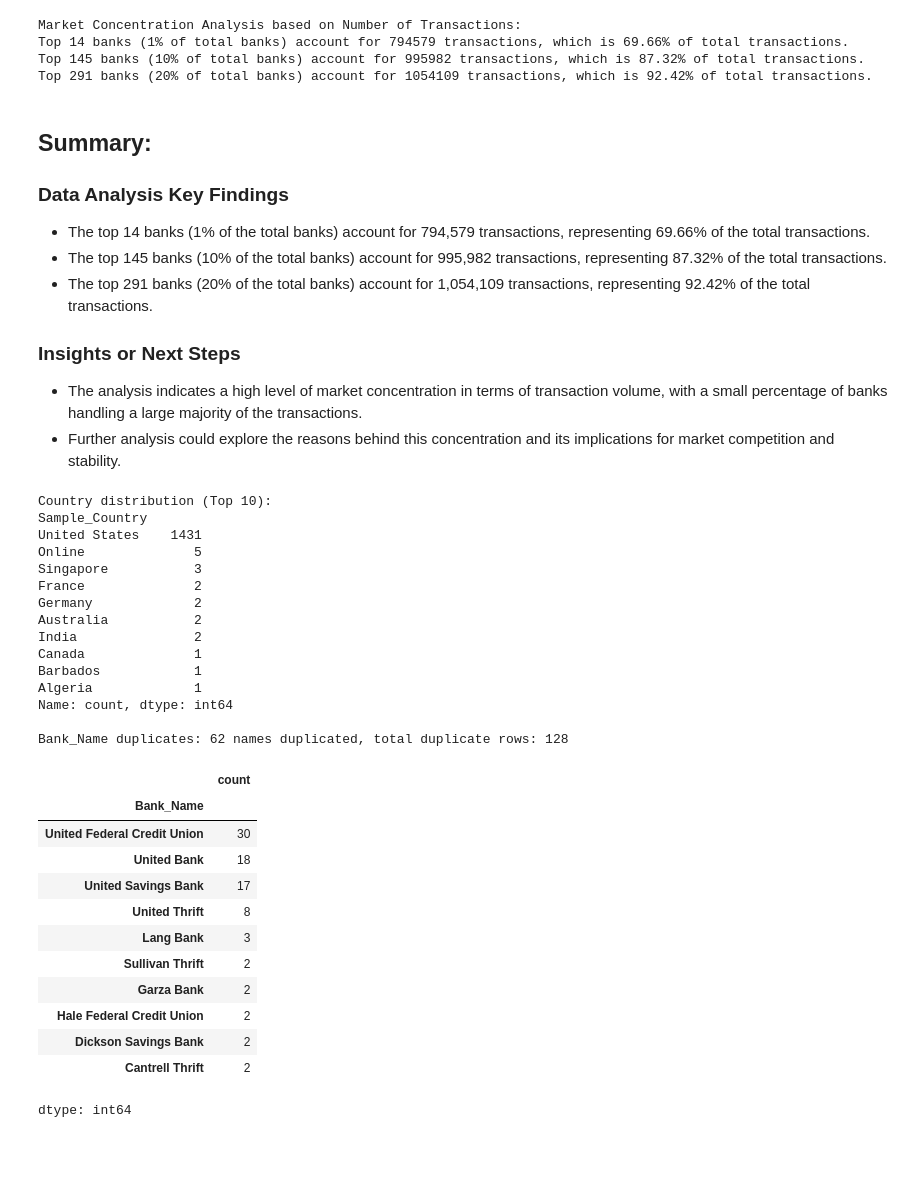
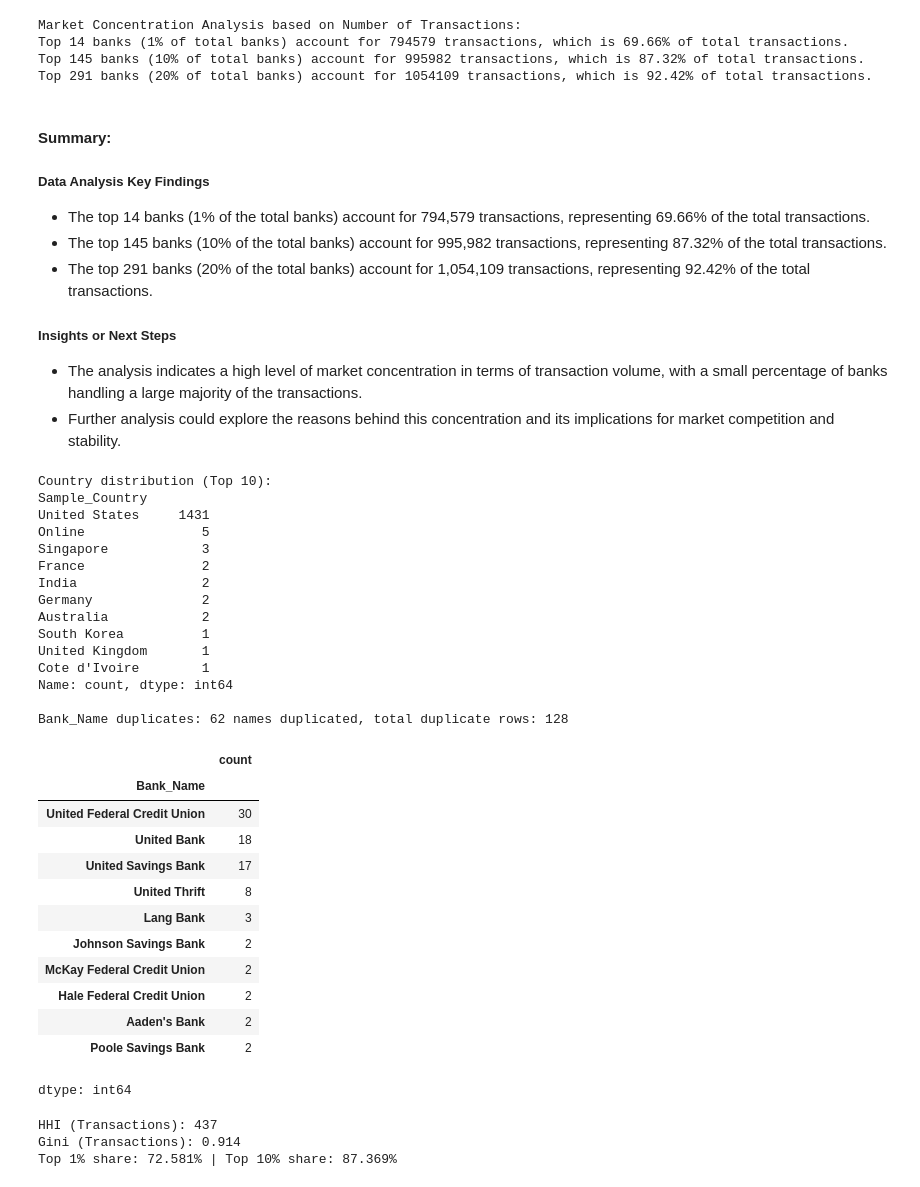
Before and after one commit to thomas-sutter/ai-aml-mvp2value, a Jupyter notebook: 1_exploratory_data_analysis.ipynb, the cells around one changed output. Drawn from its saved outputs; the diff is of its cells as text; code cells hidden in the pictures; blank space fills up the shorter version.

Commit message:
Discovering Datasets with all 5 tables

```diff
--- a/1_exploratory_data_analysis.ipynb
+++ b/1_exploratory_data_analysis.ipynb
@@ -481,6 +522,7 @@ plt.show()
 # %% [output]
 [figure]
 # %%
+tx = banks_df["Num_Transactions"].astype(float)
 vals = np.sort(tx.values)
 cum = np.cumsum(vals) / vals.sum()
 pct = np.arange(1, len(vals)+1) / len(vals)
@@ -622,62 +664,95 @@ Top 14 banks (1% of total banks) account for 794579 transactions, which is 69.66
 Top 145 banks (10% of total banks) account for 995982 transactions, which is 87.32% of total transactions.
 Top 291 banks (20% of total banks) account for 1054109 transactions, which is 92.42% of total transactions.
 # %% [markdown]
-## Summary:
+#### Summary:
 
-### Data Analysis Key Findings
+##### Data Analysis Key Findings
 * The top 14 banks (1% of the total banks) account for 794,579 transactions, representing 69.66% of the total transactions.
 * The top 145 banks (10% of the total banks) account for 995,982 transactions, representing 87.32% of the total transactions.
 * The top 291 banks (20% of the total banks) account for 1,054,109 transactions, representing 92.42% of the total transactions.
 
-### Insights or Next Steps
+##### Insights or Next Steps
 * The analysis indicates a high level of market concentration in terms of transaction volume, with a small percentage of banks handling a large majority of the transactions.
 * Further analysis could explore the reasons behind this concentration and its implications for market competition and stability.
 # %%
 def parse_country(sample):
     s = str(sample)
     if "Online" in s:
         return "Online"
     parts = [p.strip() for p in s.split("-")]
     return parts[-1] if parts else np.nan
 
-banks["Sample_Country"] = banks["Sample_City"].map(parse_country)
-banks["Is_Online"] = banks["Num_Total_Locations"].eq(0)
-banks["Is_International"] = banks["Num_non_Focus_Country_Locns"].gt(0)
+banks_df["Sample_Country"] = banks_df["Sample_City"].map(parse_country)
+banks_df["Is_Online"] = banks_df["Num_Total_Locations"].eq(0)
+banks_df["Is_International"] = banks_df["Num_non_Focus_Country_Locns"].gt(0)
 
 print("Country distribution (Top 10):")
-print(banks["Sample_Country"].value_counts().head(10))
+print(banks_df["Sample_Country"].value_counts().head(10))
 
 # Namens-Duplikate (können Joins stören)
-name_dups = banks["Bank_Name"].value_counts()
+name_dups = banks_df["Bank_Name"].value_counts()
 dups = name_dups[name_dups > 1]
-print(f"\nBank_Name duplicates: {len(dups)} names duplicated, total duplicate rows: {len(banks) - banks['Bank_Name'].nunique()}")
+print(f"\nBank_Name duplicates: {len(dups)} names duplicated, total duplicate rows: {len(banks_df) - banks_df['Bank_Name'].nunique()}")
 display(dups.head(10))
+
+
+tx = banks_df["Num_Transactions"].astype(float)
+shares = tx / tx.sum()
+
+# Herfindahl-Hirschman-Index (HHI): Summe der quadrierten Marktanteile (in Prozent)
+HHI = ((shares * 100.0)**2).sum()
+
+def gini(arr):
+    arr = np.asarray(arr, dtype=float)
+    arr = arr[arr >= 0]
+    if arr.size == 0:
+        return np.nan
+    arr.sort()
+    n = arr.size
+    cum = np.cumsum(arr)
+    return (n + 1 - 2*np.sum(cum) / cum[-1]) / n
+
+Gini_tx = gini(tx.values)
+
+print(f"HHI (Transactions): {HHI:.0f}")
+print(f"Gini (Transactions): {Gini_tx:.3f}")
+
+# Top-1% und Top-10%
+n = len(banks_df)
+top1 = max(1, int(round(n * 0.01)))
+top10 = int(round(n * 0.10))
+top1_share = tx.nlargest(top1).sum() / tx.sum()
+top10_share = tx.nlargest(top10).sum() / tx.sum()
+print(f"Top 1% share: {top1_share:.3%} | Top 10% share: {top10_share:.3%}")
 # %% [output]
 Country distribution (Top 10):
 Sample_Country
-United States    1431
-Online              5
-Singapore           3
-France              2
-Germany             2
-Australia           2
-India               2
-Canada              1
-Barbados            1
-Algeria             1
+United States     1431
+Online               5
+Singapore            3
+France               2
+India                2
+Germany              2
+Australia            2
+South Korea          1
+United Kingdom       1
+Cote d'Ivoire        1
 Name: count, dtype: int64
 
 Bank_Name duplicates: 62 names duplicated, total duplicate rows: 128
 |  | count |
 | Bank_Name |  |
 | United Federal Credit Union | 30 |
 | United Bank | 18 |
 | United Savings Bank | 17 |
 | United Thrift | 8 |
 | Lang Bank | 3 |
-| Sullivan Thrift | 2 |
-| Garza Bank | 2 |
+| Johnson Savings Bank | 2 |
+| McKay Federal Credit Union | 2 |
 | Hale Federal Credit Union | 2 |
-| Dickson Savings Bank | 2 |
-| Cantrell Thrift | 2 |
+| Aaden's Bank | 2 |
+| Poole Savings Bank | 2 |
 dtype: int64
+HHI (Transactions): 437
+Gini (Transactions): 0.914
+Top 1% share: 72.581% | Top 10% share: 87.369%
```
Also changed, not shown: parts of 80 cells of this notebook.
